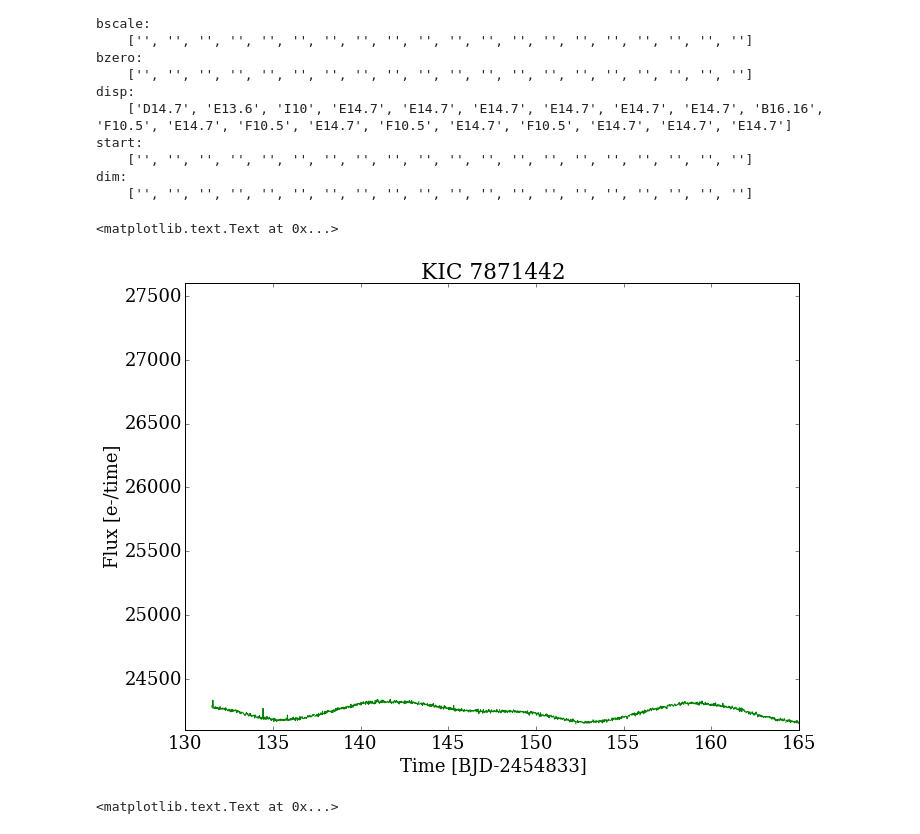
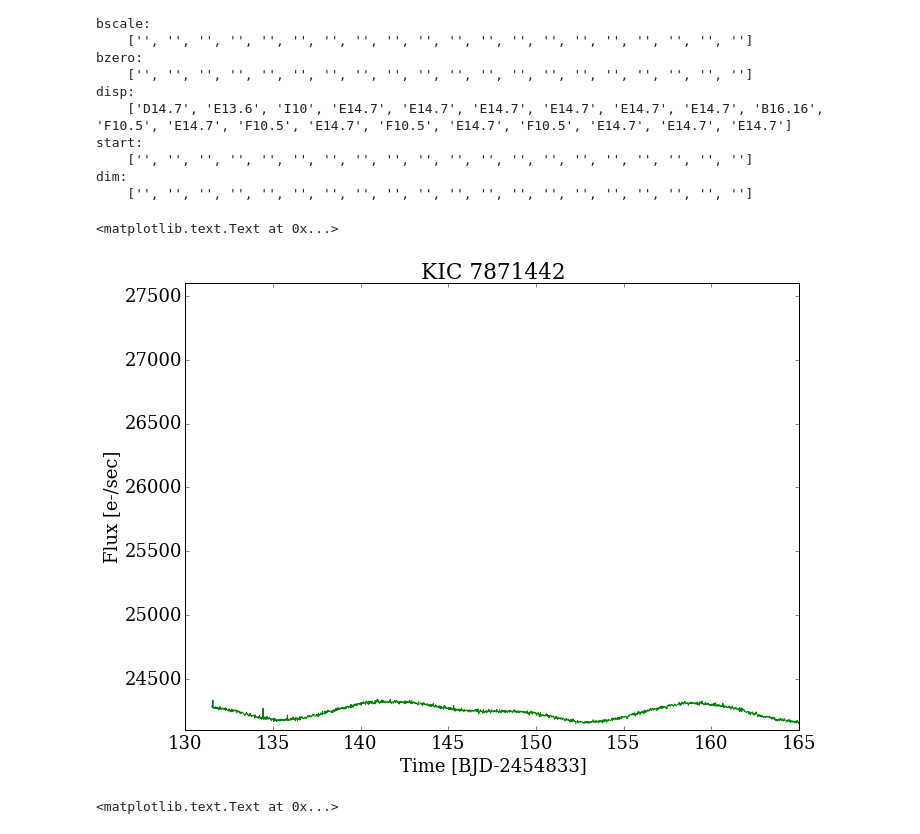
Before and after one commit to RileyWClarke/WideBinaryProject, a Jupyter notebook: WideBinaryProject.v3.ipynb, the cells around one changed output. Drawn from its saved outputs; the diff is of its cells as text; code cells hidden in the pictures.

```diff
--- a/WideBinaryProject.v3.ipynb
+++ b/WideBinaryProject.v3.ipynb
@@ -674,15 +743,15 @@ err_1b = k1b_data['PDCSAP_FLUX_ERR']
 # %%
 fig = plt.figure(figsize = (11,8))
 
 plt.plot(time_1a,flux_1a,color='g')
 #plt.errorbar(time,flux,yerr=err,color='g',linestyle="None")
 plt.ylim(24100,27600)
 plt.xlabel('Time [BJD-2454833]')
-plt.ylabel('Flux [e-/time]')
+plt.ylabel('Flux [e-/sec]')
 plt.title('KIC 7871442')
 # %% [output]
 <matplotlib.text.Text at 0x...>
-[figure, old version]
+[figure, new version]
 # %%
 fig = plt.figure(figsize = (11,8))
 
```
Also changed, not shown: parts of 11 cells of this notebook.
